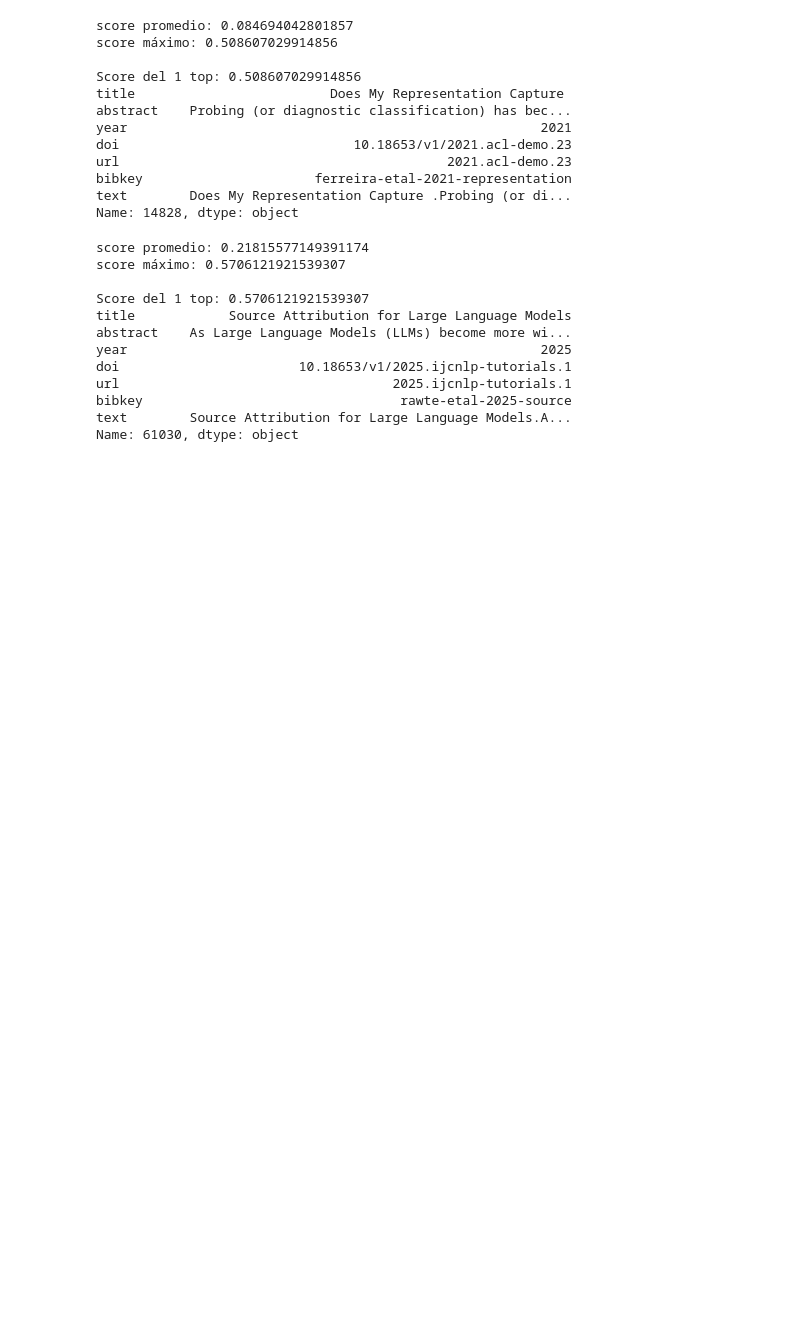
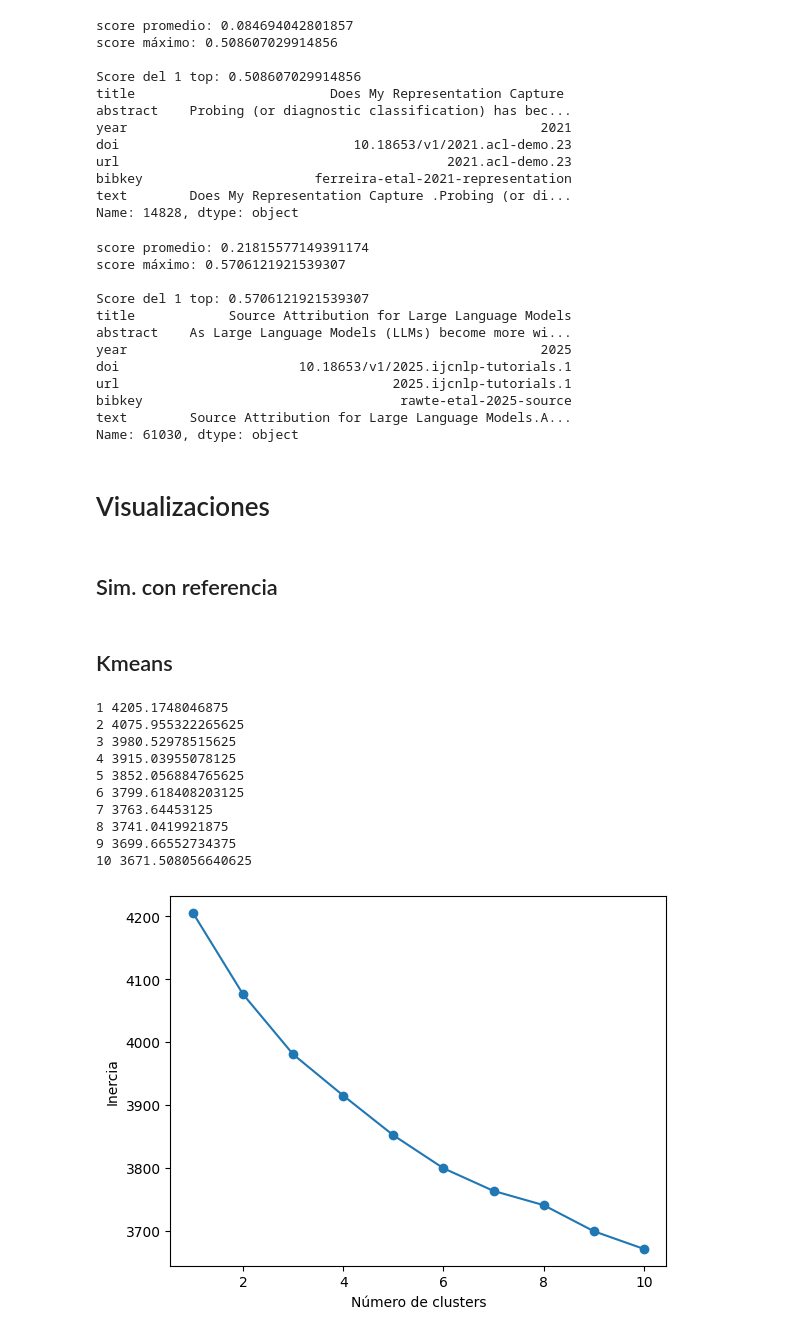
Before and after one commit to Elkazuo/Encoder-xAI-LLMs, a Jupyter notebook: Notebooks/ACL-ant.ipynb, the cells around one changed output. Cells and saved outputs as stored; diff of their text form; code cells hidden in the pictures; blank space fills up the shorter version.

```diff
--- a/Notebooks/ACL-ant.ipynb
+++ b/Notebooks/ACL-ant.ipynb
@@ -351,3 +400,7 @@ url                                   2025.ijcnlp-tutorials.1
 bibkey                                 rawte-etal-2025-source
 text        Source Attribution for Large Language Models.A...
 Name: 61030, dtype: object
+# %% [markdown]
+# Visualizaciones
+# %% [markdown]
+## Sim. con referencia
@@ -353,0 +415,36 @@ Name: 61030, dtype: object
+# %% [markdown]
+## Kmeans
+# %%
+inercias=[]
+for k in range (1,11):
+    km=KMeans(
+        n_clusters=k,
+        random_state=42
+    )
+    km.fit(embeddings)
+    inercias.append(km.inertia_)
+#print(inercias)
+#print(len(inercias))
+for k,i in enumerate(inercias,start=1):
+    print(k,i)
+
+plt.plot(
+    range(1,11),
+    inercias,
+    marker="o"
+)
+plt.xlabel("Número de clusters")
+plt.ylabel("Inercia")
+plt.show()
+# %% [output]
+1 4205.1748046875
+2 4075.955322265625
+3 3980.52978515625
+4 3915.03955078125
+5 3852.056884765625
+6 3799.618408203125
+7 3763.64453125
+8 3741.0419921875
+9 3699.66552734375
+10 3671.508056640625
+[figure, added]
```
Also changed, not shown: parts of 13 cells of this notebook, 3 other files.
